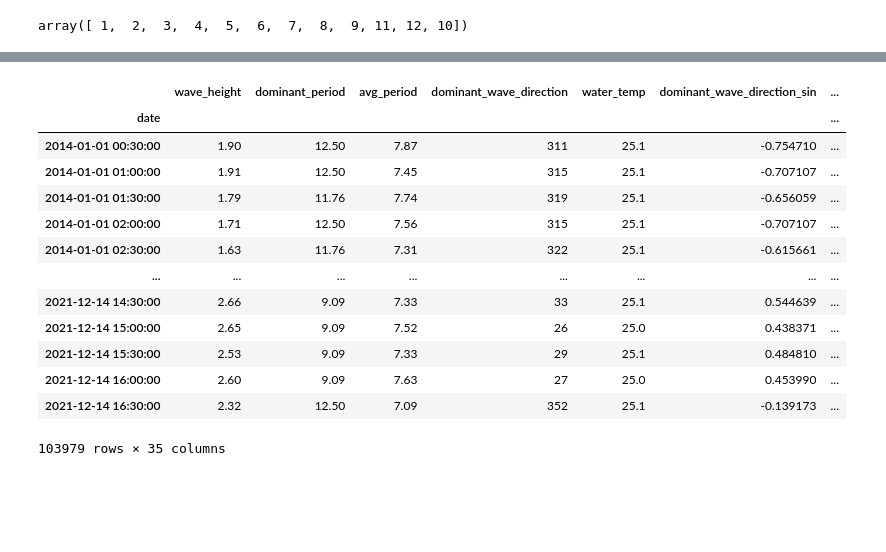
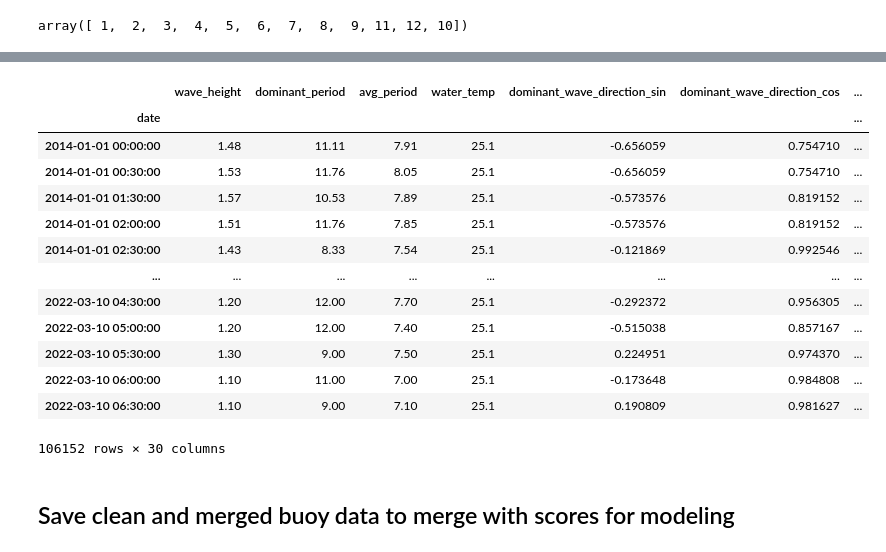
Before and after one commit to pezpet/capstone, a Jupyter notebook: noaa.ipynb, the cells around one changed output, grey strips where cells are left out. Drawn from its saved outputs; the diff is of its cells as text; code cells hidden in the pictures; blank space fills up the shorter version.

```diff
--- a/noaa.ipynb
+++ b/noaa.ipynb
@@ -147,0 +159,3 @@ memory usage: 16.7 MB
+# %%
+noaa['APD'] = noaa['APD'].astype(float)
+noaa['MWD'] = noaa['MWD'].astype(int)
@@ -224,5 +312,7 @@ noaa.tail()
 # %%
 # With help from https://stackoverflow.com/questions/32344533/how-do-i-round-datetime-column-to-nearest-quarter-hour
-# Round to nearest quarter hour
-noaa["date"] = pd.to_datetime(noaa["date"]).dt.round('30min')
-noaa.drop(columns=['#YY', 'MM', 'DD', 'hh', 'mm'], inplace=True)
+# Round to nearest half hour
+# Subtract 10 hours to convert from UTC to Hawaii time
+
+noaa["date"] = pd.to_datetime(noaa["date"]).dt.round("30min") - pd.DateOffset(hours=10)
+noaa.drop(columns=["#YY", "MM", "DD", "hh", "mm"], inplace=True)
@@ -261,0 +349,2 @@ noaa.head()
+# %%
+noaa.sort_values(by='date', inplace=True)
@@ -329,6 +391,9 @@ for column in noaa.columns:
 
 noaa['dominant_wave_direction_sin'] = np.sin(noaa['dominant_wave_direction']*(2.*np.pi/360))
 noaa['dominant_wave_direction_cos'] = np.cos(noaa['dominant_wave_direction']*(2.*np.pi/360))
+
+# Drop original wave direction column
+noaa.drop(columns='dominant_wave_direction', inplace=True)
 # %% [output]
 A value is trying to be set on a copy of a slice from a DataFrame.
 Try using .loc[row_indexer,col_indexer] = value instead
@@ -361,34 +436,38 @@ noaa.shift(6).rename(columns={'wave_height': 'wave_height_3_h'})
 # %%
+# Create 4 sets of shifted data and concatenate them with our original data
 shifts = [6, 12, 18, 24]
 df_list = []
 for shift in shifts:
     noaa_shifted = noaa.shift(shift).rename(
         columns={
             "wave_height": f"wave_height_{shift/2}_h",
             "dominant_period": f"dominant_period_{shift/2}_h",
             "avg_period": f"avg_period_{shift/2}_h",
-            "dominant_wave_direction": f"dominant_wave_direction_{shift/2}_h",
+            "dominant_wave_direction_sin": f"dominant_wave_direction_sin_{shift/2}_h",
+            "dominant_wave_direction_cos": f"dominant_wave_direction_cos_{shift/2}_h",
             "water_temp": f"water_temp_{shift/2}_h",
         }
     )
     df_list.append(noaa_shifted)
 
 noaa_shifted = pd.concat([noaa, pd.concat(df_list, axis=1)], axis=1)
 noaa_shifted
 # %% [output]
-|  | wave_height | dominant_period | avg_period | dominant_wave_direction | water_temp | dominant_wave_direction_sin | ... |
+|  | wave_height | dominant_period | avg_period | water_temp | dominant_wave_direction_sin | dominant_wave_direction_cos | ... |
 | date |  |  |  |  |  |  | ... |
-| 2014-01-01 00:30:00 | 1.90 | 12.50 | 7.87 | 311 | 25.1 | -0.754710 | ... |
-| 2014-01-01 01:00:00 | 1.91 | 12.50 | 7.45 | 315 | 25.1 | -0.707107 | ... |
-| 2014-01-01 01:30:00 | 1.79 | 11.76 | 7.74 | 319 | 25.1 | -0.656059 | ... |
-| 2014-01-01 02:00:00 | 1.71 | 12.50 | 7.56 | 315 | 25.1 | -0.707107 | ... |
-| 2014-01-01 02:30:00 | 1.63 | 11.76 | 7.31 | 322 | 25.1 | -0.615661 | ... |
+| 2014-01-01 00:00:00 | 1.48 | 11.11 | 7.91 | 25.1 | -0.656059 | 0.754710 | ... |
+| 2014-01-01 00:30:00 | 1.53 | 11.76 | 8.05 | 25.1 | -0.656059 | 0.754710 | ... |
+| 2014-01-01 01:30:00 | 1.57 | 10.53 | 7.89 | 25.1 | -0.573576 | 0.819152 | ... |
+| 2014-01-01 02:00:00 | 1.51 | 11.76 | 7.85 | 25.1 | -0.573576 | 0.819152 | ... |
+| 2014-01-01 02:30:00 | 1.43 | 8.33 | 7.54 | 25.1 | -0.121869 | 0.992546 | ... |
 | ... | ... | ... | ... | ... | ... | ... | ... |
-| 2021-12-14 14:30:00 | 2.66 | 9.09 | 7.33 | 33 | 25.1 | 0.544639 | ... |
-| 2021-12-14 15:00:00 | 2.65 | 9.09 | 7.52 | 26 | 25.0 | 0.438371 | ... |
-| 2021-12-14 15:30:00 | 2.53 | 9.09 | 7.33 | 29 | 25.1 | 0.484810 | ... |
-| 2021-12-14 16:00:00 | 2.60 | 9.09 | 7.63 | 27 | 25.0 | 0.453990 | ... |
-| 2021-12-14 16:30:00 | 2.32 | 12.50 | 7.09 | 352 | 25.1 | -0.139173 | ... |
+| 2022-03-10 04:30:00 | 1.20 | 12.00 | 7.70 | 25.1 | -0.292372 | 0.956305 | ... |
+| 2022-03-10 05:00:00 | 1.20 | 12.00 | 7.40 | 25.1 | -0.515038 | 0.857167 | ... |
+| 2022-03-10 05:30:00 | 1.30 | 9.00 | 7.50 | 25.1 | 0.224951 | 0.974370 | ... |
+| 2022-03-10 06:00:00 | 1.10 | 11.00 | 7.00 | 25.1 | -0.173648 | 0.984808 | ... |
+| 2022-03-10 06:30:00 | 1.10 | 9.00 | 7.10 | 25.1 | 0.190809 | 0.981627 | ... |
-103979 rows × 35 columns
+106152 rows × 30 columns
+# %% [markdown]
+## Save clean and merged buoy data to merge with scores for modeling
 # %%
 noaa_shifted.to_csv('./data/noaa/pipeline_buoy_full_shifted.csv')
```
Also changed, not shown: parts of 59 cells of this notebook, 4 other files.
